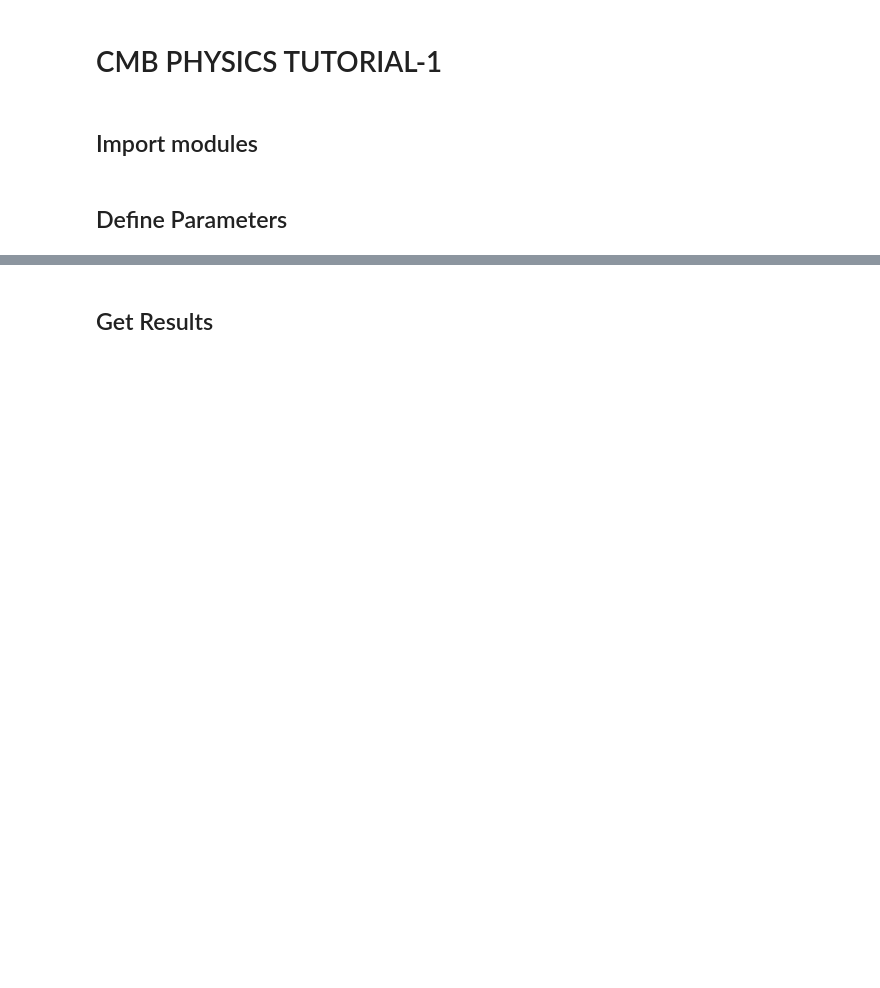
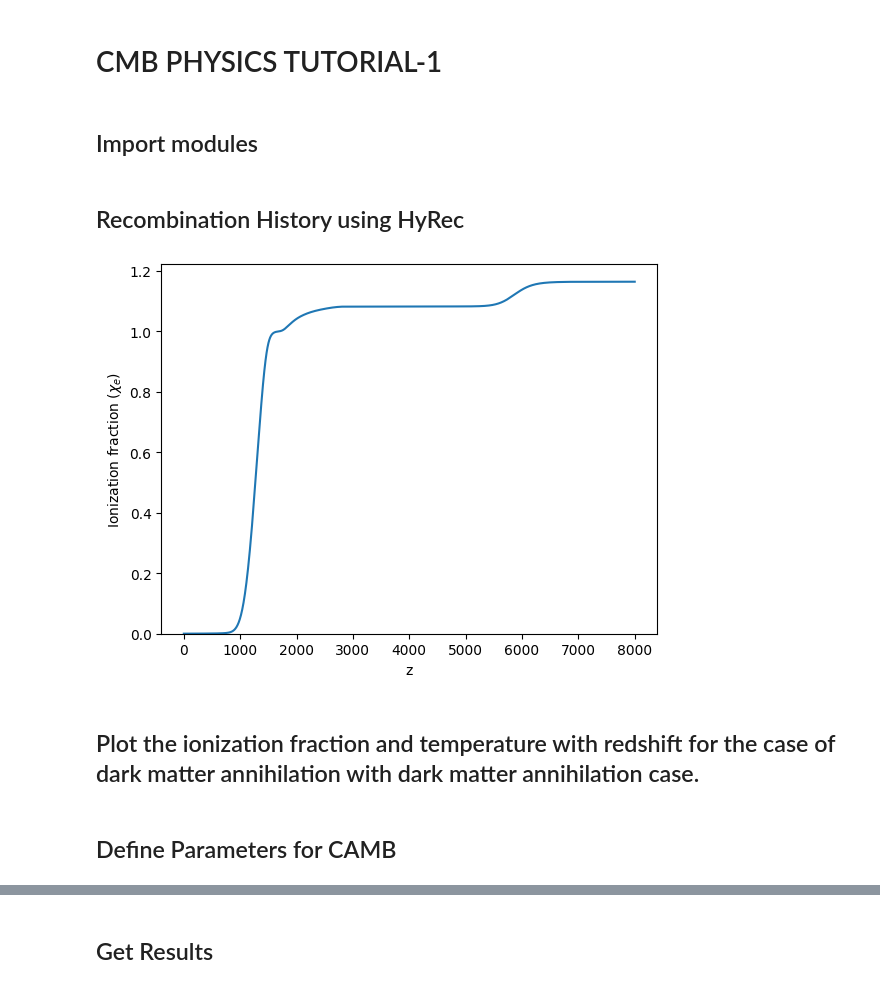
Before and after one commit to mehta-harsh/IAGRG-cmb2, a Jupyter notebook: CMB Physics Tutorial-1.ipynb, the cells around one changed output, grey strips where cells are left out. Drawn from its saved outputs; the diff is of its cells as text; code cells hidden in the pictures; blank space fills up the shorter version.

```diff
--- a/CMB Physics Tutorial-1.ipynb
+++ b/CMB Physics Tutorial-1.ipynb
@@ -9,3 +9,26 @@ from matplotlib import pyplot as plt
 import numpy as np
 import camb
 from camb import model, initialpower
+# %% [markdown]
+## Recombination History using HyRec
+# %%
+os.chdir("/home/harshu/HYREC-2")
+# Load the hyrec output file
+hyrec_output = np.loadtxt('output_1.dat')
+
+# Extract relevant columns (this may vary depending on the actual output format)
+redshift = hyrec_output[:, 0]  # Assuming first column is redshift
+ionization_fraction = hyrec_output[:, 1]  # Assuming second column is ionization fraction
+temper = hyrec_output[:, 2]  # Assuming second column is ionization fraction
+# %%
+import pylab as plt
+plt.plot(redshift,ionization_fraction)
+#plt.plot(redshift,temper)
+plt.xlabel("z")
+plt.ylabel(r"Ionization fraction ($\chi_e$)")
+plt.ylim(0)
+plt.show()
+# %% [output]
+[figure, added]
+# %% [markdown]
+## Plot the ionization fraction and temperature with redshift for the case of dark matter annihilation with dark matter annihilation case.
@@ -12,5 +37,5 @@ from camb import model, initialpower
 # %% [markdown]
-## Define Parameters
+## Define Parameters for CAMB
 # %%
 #The defaults give one massive neutrino and helium set using BBN consistency
 pars = camb.set_params(H0=70, ombh2=0.022, omch2=0.122, mnu=0.06, omk=0, tau=0.06,
```
Also changed, not shown: parts of 15 cells of this notebook.
